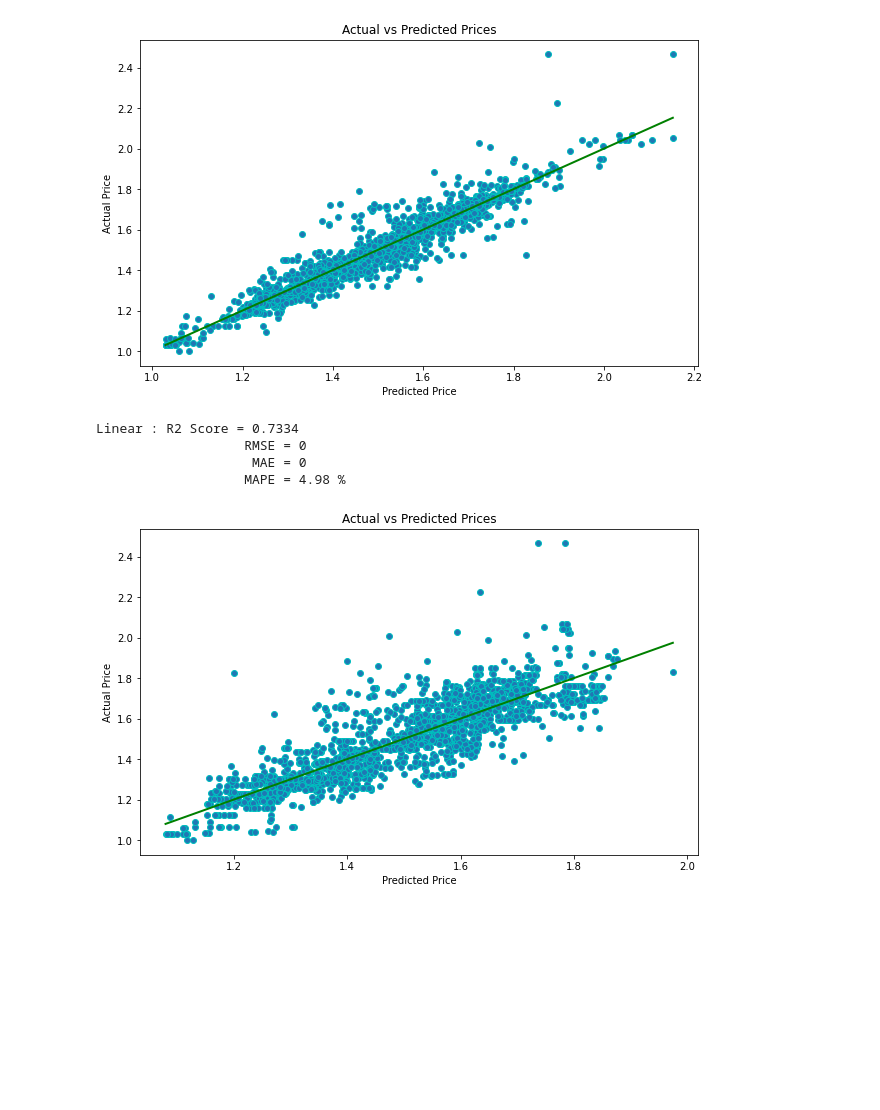
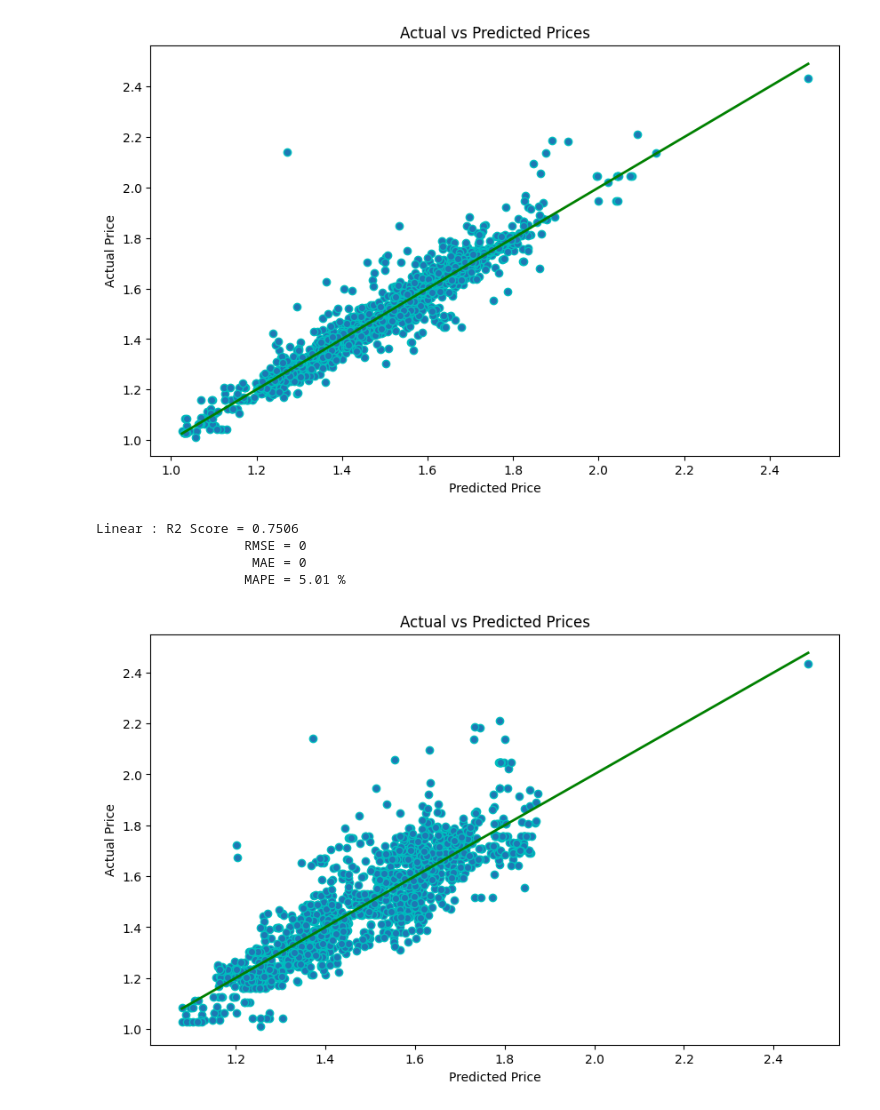
Before and after one commit to elifcenesiz/cs464_project, a Jupyter notebook: CS464 Project Progress2-Copy1.ipynb, the cells around one changed output. Saved outputs shown, nothing was run; the diff lists cells and outputs as text; code cells hidden in the pictures; blank space fills up the shorter version.

```diff
--- a/CS464 Project Progress2-Copy1.ipynb
+++ b/CS464 Project Progress2-Copy1.ipynb
@@ -54,6 +56,12 @@ def preprocess_inputs(df):
     df = df.fillna(0) #to avoid null values
 
 
+    #find mean and standard deviation of the price
+    mean = df['Price'].mean()
+    std = df['Price'].std()
+    min = df['Price'].min()
+    max = df['Price'].max()
+
 
 
     # Split X and y
@@ -63,8 +71,10 @@ def preprocess_inputs(df):
     y_scaled = (y -np.min(y))/(np.max(y)-np.min(y))
 
 
-    # Train-test split
-    X_train, X_test, y_train, y_test = train_test_split(X_scaled, y_scaled, train_size=0.8, shuffle = True, random_state = 0)
+    # Train-test-validation split
+    X_train, X_test, y_train, y_test = train_test_split(X_scaled, y_scaled, test_size=0.2, random_state=0)
+    X_train, X_val, y_train, y_val = train_test_split(X_train, y_train, test_size=0.2, random_state=0)
+
     """
     #exploratory data analysis
     corr = df.corr() #to see the correlation between each feature and the price
@@ -72,11 +82,11 @@ def preprocess_inputs(df):
     sns.heatmap(corr.corr(),cmap = 'coolwarm', annot=False)
     """
 
-    return X_train, X_test, y_train, y_test
+    return X_train, X_val, X_test, y_train, y_val, y_test, mean, std, min, max
 # %%
 data = pd.read_excel('Data_Train.xlsx')
 # %%
-X_train, X_test, y_train, y_test = preprocess_inputs(data)
+X_train, X_test, X_value, y_train, y_test, Y_value, mean, std, min, max  = preprocess_inputs(data)
 
 print(X_train)
 
@@ -133,6 +143,6 @@ Random Forest : R2 Score = 0.9288
-[figure, old version]
+[figure, new version]
-Linear : R2 Score = 0.7334
+Linear : R2 Score = 0.7506
                    RMSE = 0
                     MAE = 0
-                   MAPE = 4.98 %
+                   MAPE = 5.01 %
-[figure, old version]
+[figure, new version]
```
Also changed, not shown: parts of 4 cells of this notebook, 4 other files.
